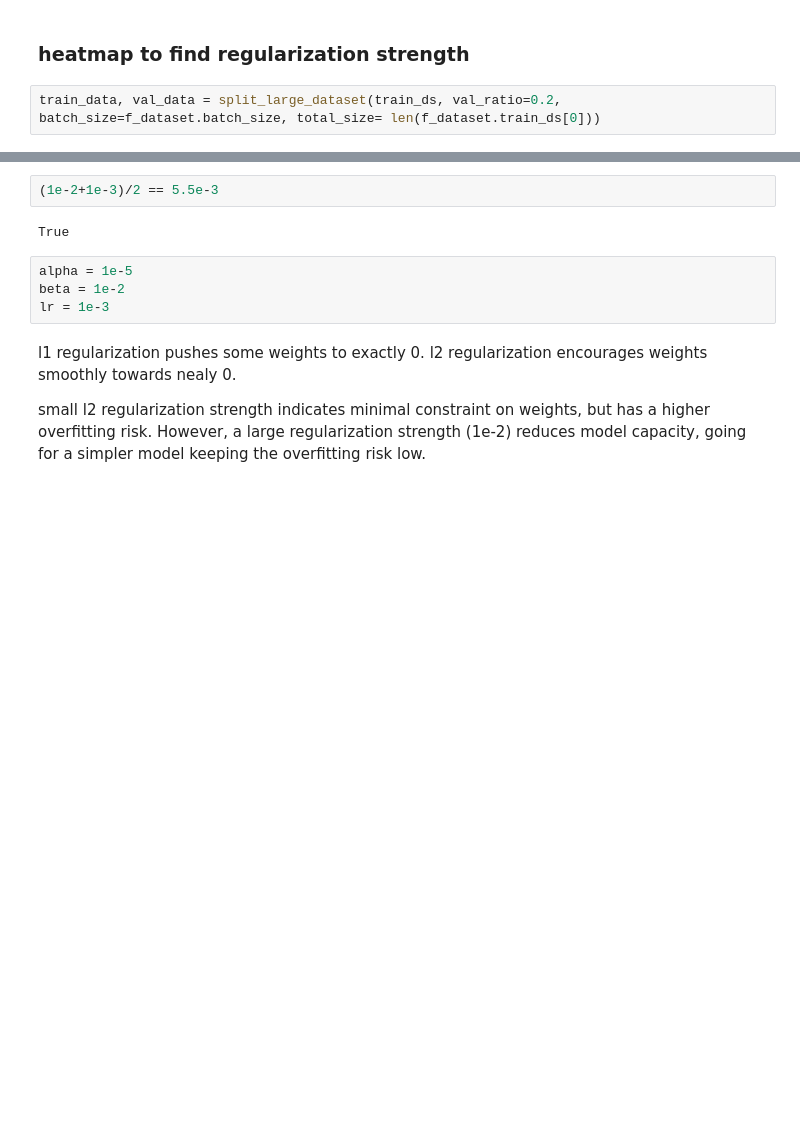
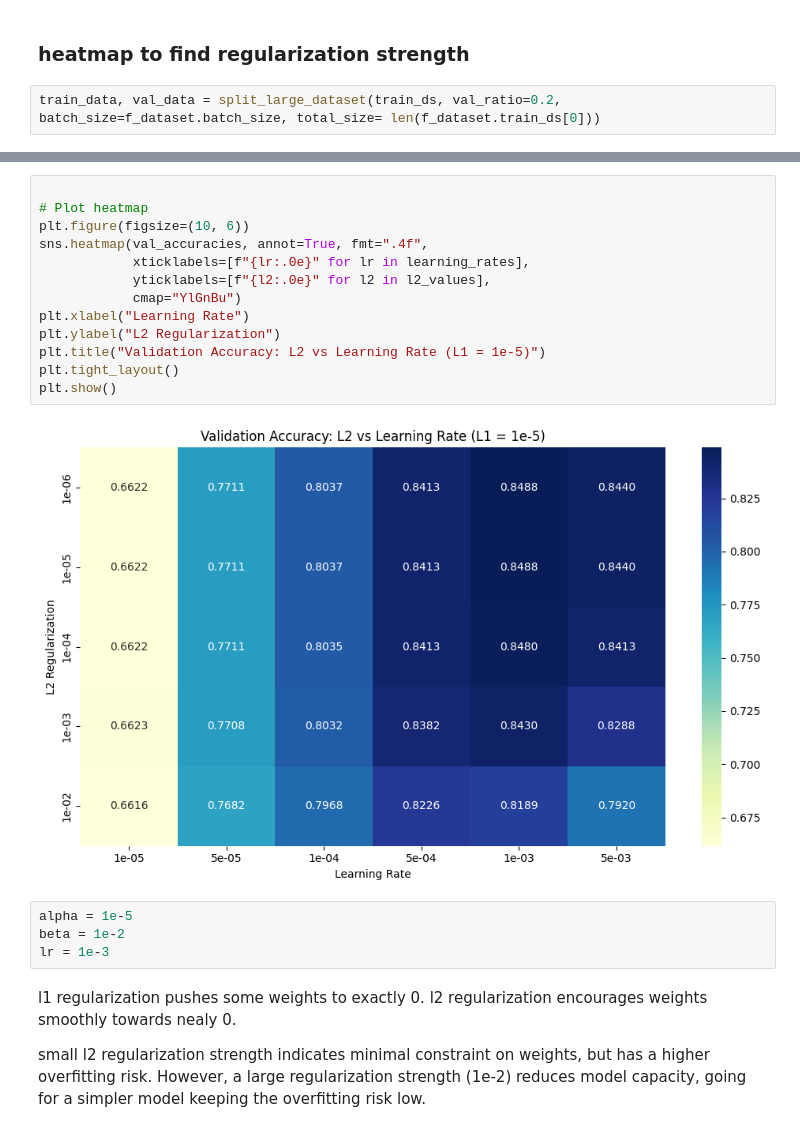
Before and after one commit to Salekin-13/intro-to-ml-basics, a Jupyter notebook: test_book.ipynb, the cells around one changed output, grey strips where cells are left out. Saved outputs shown, nothing was run; the diff lists cells and outputs as text; blank space fills up the shorter version.

```diff
--- a/test_book.ipynb
+++ b/test_book.ipynb
@@ -185,7 +170,18 @@ plt.show()
-# %%
-(1e-2+1e-3)/2 == 5.5e-3
-# %% [output]
-True
+# %%
+
+# Plot heatmap
+plt.figure(figsize=(10, 6))
+sns.heatmap(val_accuracies, annot=True, fmt=".4f",
+            xticklabels=[f"{lr:.0e}" for lr in learning_rates],
+            yticklabels=[f"{l2:.0e}" for l2 in l2_values],
+            cmap="YlGnBu")
+plt.xlabel("Learning Rate")
+plt.ylabel("L2 Regularization")
+plt.title("Validation Accuracy: L2 vs Learning Rate (L1 = 1e-5)")
+plt.tight_layout()
+plt.show()
+# %% [output]
+[figure, added]
 # %%
 alpha = 1e-5
 beta = 1e-2
```
Also changed, not shown: parts of 8 cells of this notebook.
